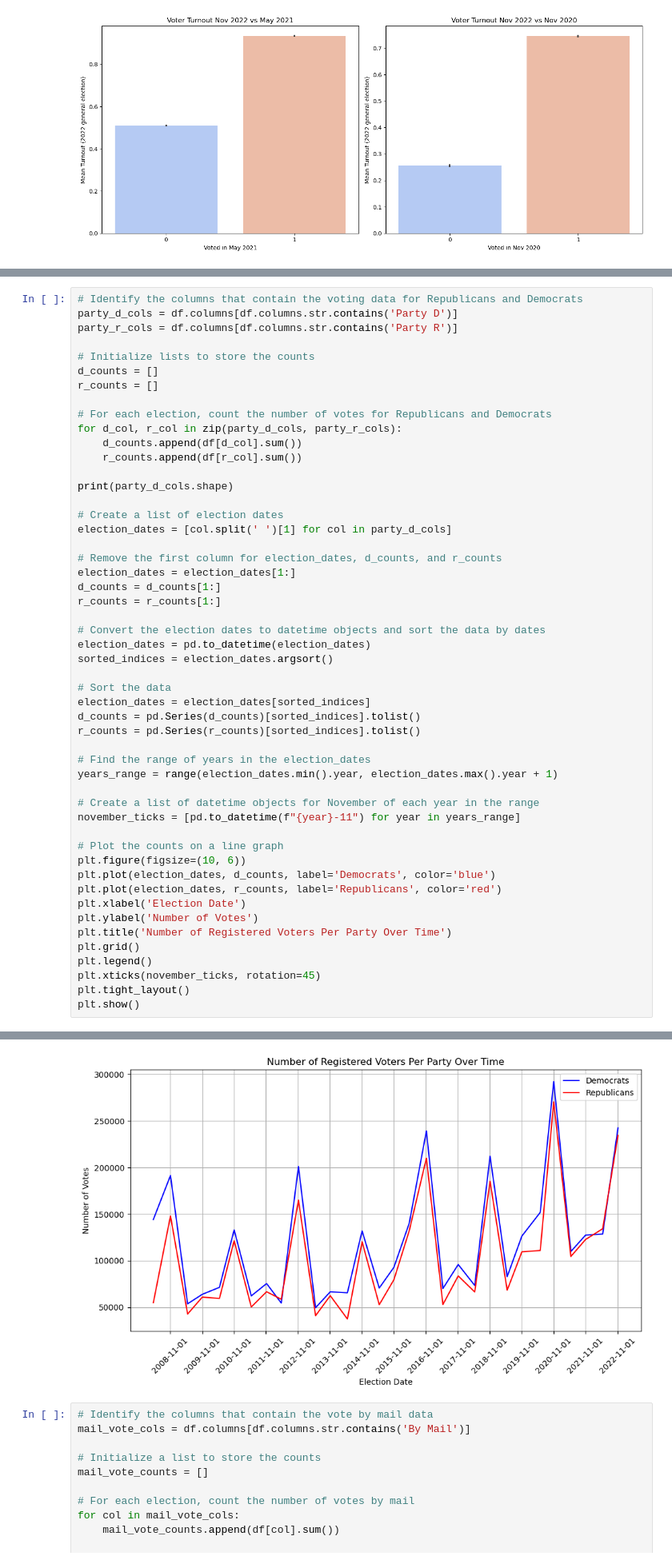
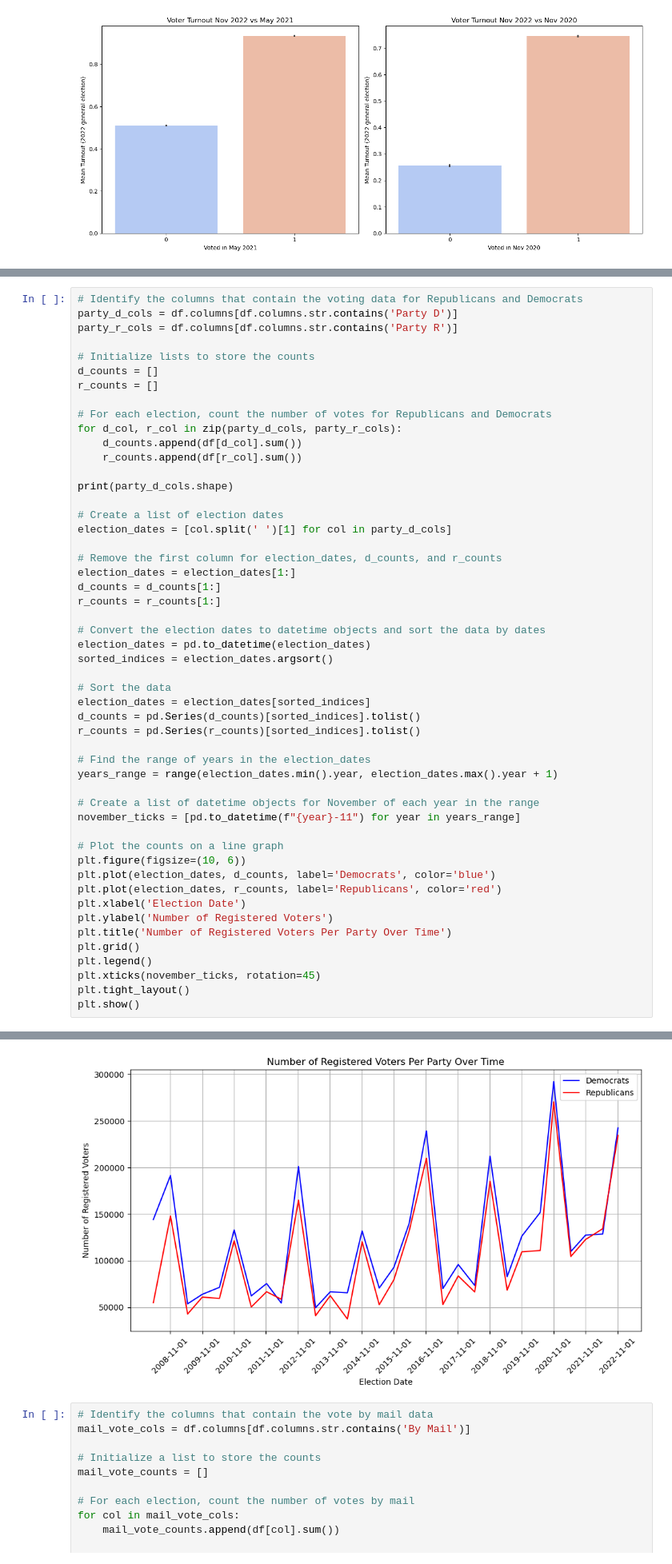
Before and after one commit to aaronzberger/VoterPrediction, a Jupyter notebook: EDA.ipynb, the cells around one changed output, grey strips where cells are left out. Shown at 80% size. Saved outputs shown, nothing was run; the diff lists cells and outputs as text.

```diff
--- a/EDA.ipynb
+++ b/EDA.ipynb
@@ -324,35 +324,35 @@ d_counts = d_counts[1:]
 r_counts = r_counts[1:]
 
 # Convert the election dates to datetime objects and sort the data by dates
 election_dates = pd.to_datetime(election_dates)
 sorted_indices = election_dates.argsort()
 
 # Sort the data
 election_dates = election_dates[sorted_indices]
 d_counts = pd.Series(d_counts)[sorted_indices].tolist()
 r_counts = pd.Series(r_counts)[sorted_indices].tolist()
 
 # Find the range of years in the election_dates
 years_range = range(election_dates.min().year, election_dates.max().year + 1)
 
 # Create a list of datetime objects for November of each year in the range
 november_ticks = [pd.to_datetime(f"{year}-11") for year in years_range]
 
 # Plot the counts on a line graph
 plt.figure(figsize=(10, 6))
 plt.plot(election_dates, d_counts, label='Democrats', color='blue')
 plt.plot(election_dates, r_counts, label='Republicans', color='red')
 plt.xlabel('Election Date')
-plt.ylabel('Number of Votes')
+plt.ylabel('Number of Registered Voters')
 plt.title('Number of Registered Voters Per Party Over Time')
 plt.grid()
 plt.legend()
 plt.xticks(november_ticks, rotation=45)
 plt.tight_layout()
 plt.show()
 # %% [output]
 (31,)
-[figure, old version]
+[figure, new version]
 # %%
 # Identify the columns that contain the vote by mail data
 mail_vote_cols = df.columns[df.columns.str.contains('By Mail')]
```
Also changed, not shown: parts of 1 cell of this notebook.
